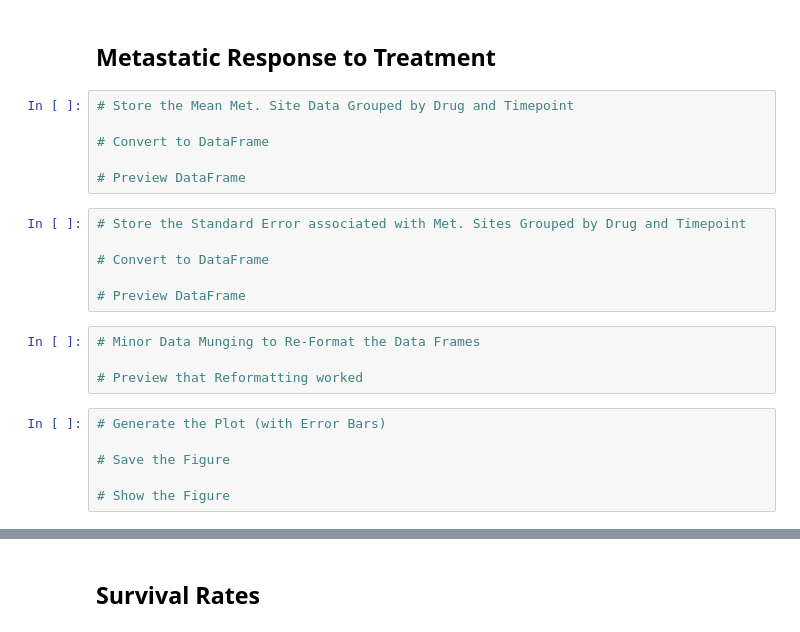
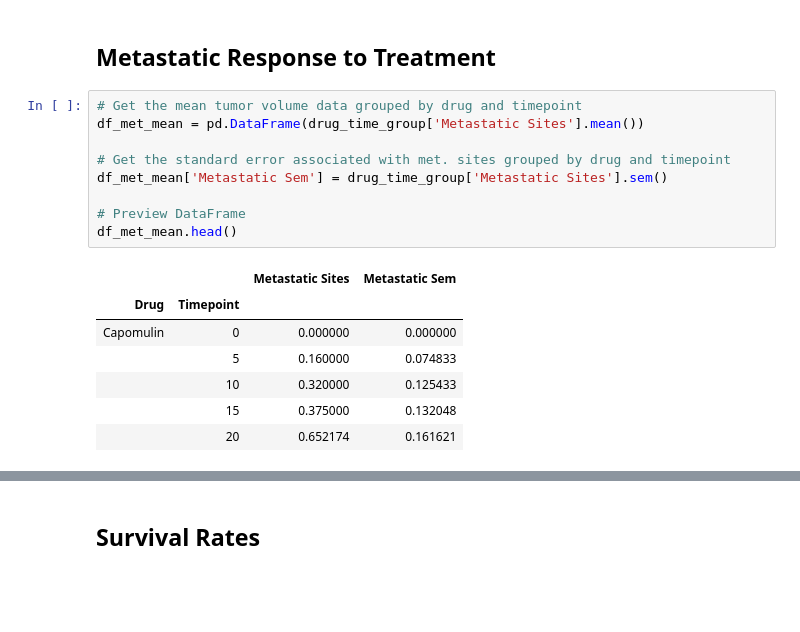
Before and after one commit to scottinsactown/Pymaceuticals, a Jupyter notebook: Pymaceuticals/pymaceuticals_starter.ipynb, the cells around one changed output, grey strips where cells are left out. Drawn from its saved outputs; the diff is of its cells as text; blank space fills up the shorter version.

```diff
--- a/Pymaceuticals/pymaceuticals_starter.ipynb
+++ b/Pymaceuticals/pymaceuticals_starter.ipynb
@@ -200,24 +147,19 @@ plt.show()
 # %% [markdown]
 ## Metastatic Response to Treatment
-# %%
-# Store the Mean Met. Site Data Grouped by Drug and Timepoint
-
-# Convert to DataFrame
-
-# Preview DataFrame
-# %%
-# Store the Standard Error associated with Met. Sites Grouped by Drug and Timepoint
-
-# Convert to DataFrame
-
-# Preview DataFrame
-# %%
-# Minor Data Munging to Re-Format the Data Frames
-
-# Preview that Reformatting worked
-# %%
-# Generate the Plot (with Error Bars)
-
-# Save the Figure
-
-# Show the Figure
+# %%
+# Get the mean tumor volume data grouped by drug and timepoint
+df_met_mean = pd.DataFrame(drug_time_group['Metastatic Sites'].mean())
+
+# Get the standard error associated with met. sites grouped by drug and timepoint
+df_met_mean['Metastatic Sem'] = drug_time_group['Metastatic Sites'].sem()
+
+# Preview DataFrame
+df_met_mean.head()
+# %% [output]
+|  |  | Metastatic Sites | Metastatic Sem |
+| Drug | Timepoint |  |  |
+| Capomulin | 0 | 0.000000 | 0.000000 |
+|  | 5 | 0.160000 | 0.074833 |
+|  | 10 | 0.320000 | 0.125433 |
+|  | 15 | 0.375000 | 0.132048 |
+|  | 20 | 0.652174 | 0.161621 |
```
Also changed, not shown: parts of 6 cells of this notebook.
